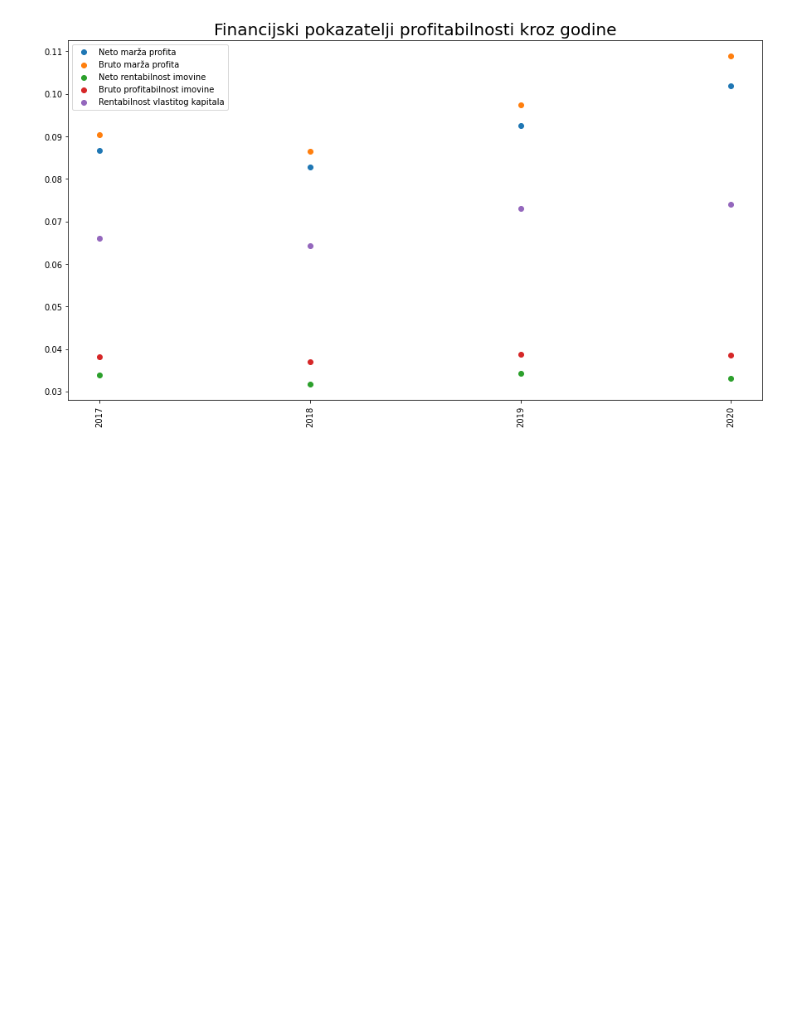
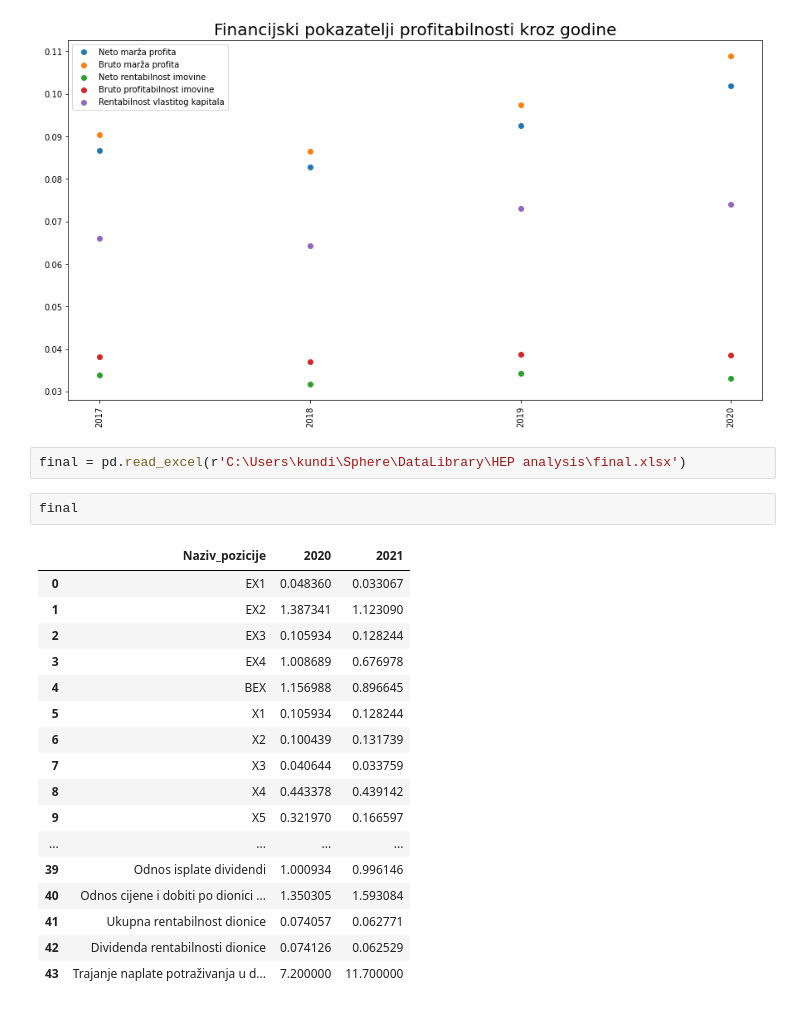
Before and after one commit to dkundih/DataLibrary, a Jupyter notebook: HEP analysis/HEPanalysis.ipynb, the cells around one changed output. Saved outputs shown, nothing was run; the diff lists cells and outputs as text; blank space fills up the shorter version.

```diff
--- a/HEP analysis/HEPanalysis.ipynb
+++ b/HEP analysis/HEPanalysis.ipynb
@@ -303,3 +303,25 @@ plt.legend()
 plt.show()
 # %% [output]
 [figure]
+# %%
+final = pd.read_excel(r'C:\Users\kundi\Sphere\DataLibrary\HEP analysis\final.xlsx')
+# %%
+final
+# %% [output]
+|  | Naziv_pozicije | 2020 | 2021 |
+| 0 | EX1 | 0.048360 | 0.033067 |
+| 1 | EX2 | 1.387341 | 1.123090 |
+| 2 | EX3 | 0.105934 | 0.128244 |
+| 3 | EX4 | 1.008689 | 0.676978 |
+| 4 | BEX | 1.156988 | 0.896645 |
+| 5 | X1 | 0.105934 | 0.128244 |
+| 6 | X2 | 0.100439 | 0.131739 |
+| 7 | X3 | 0.040644 | 0.033759 |
+| 8 | X4 | 0.443378 | 0.439142 |
+| 9 | X5 | 0.321970 | 0.166597 |
+| ... | ... | ... | ... |
+| 39 | Odnos isplate dividendi | 1.000934 | 0.996146 |
+| 40 | Odnos cijene i dobiti po dionici ... | 1.350305 | 1.593084 |
+| 41 | Ukupna rentabilnost dionice | 0.074057 | 0.062771 |
+| 42 | Dividenda rentabilnosti dionice | 0.074126 | 0.062529 |
+| 43 | Trajanje naplate potraživanja u d... | 7.200000 | 11.700000 |
```
Also changed, not shown: parts of 2 cells of this notebook, 1 other file.
